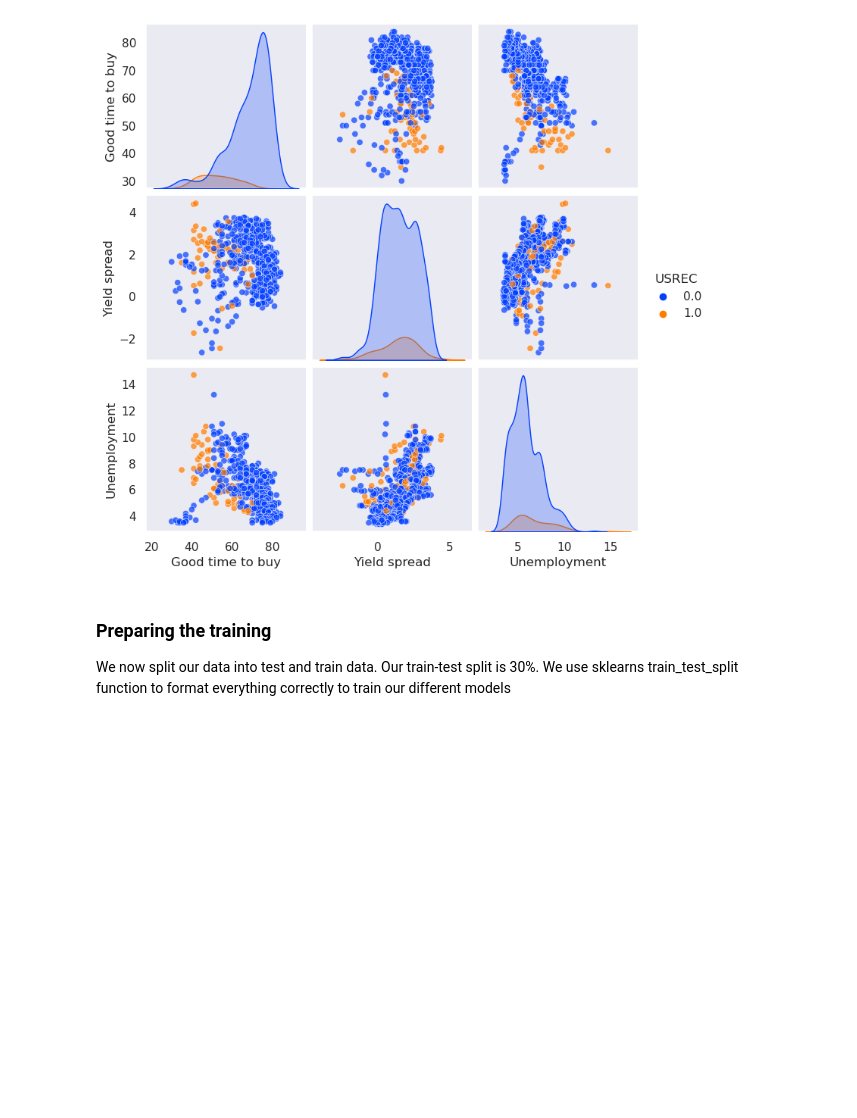
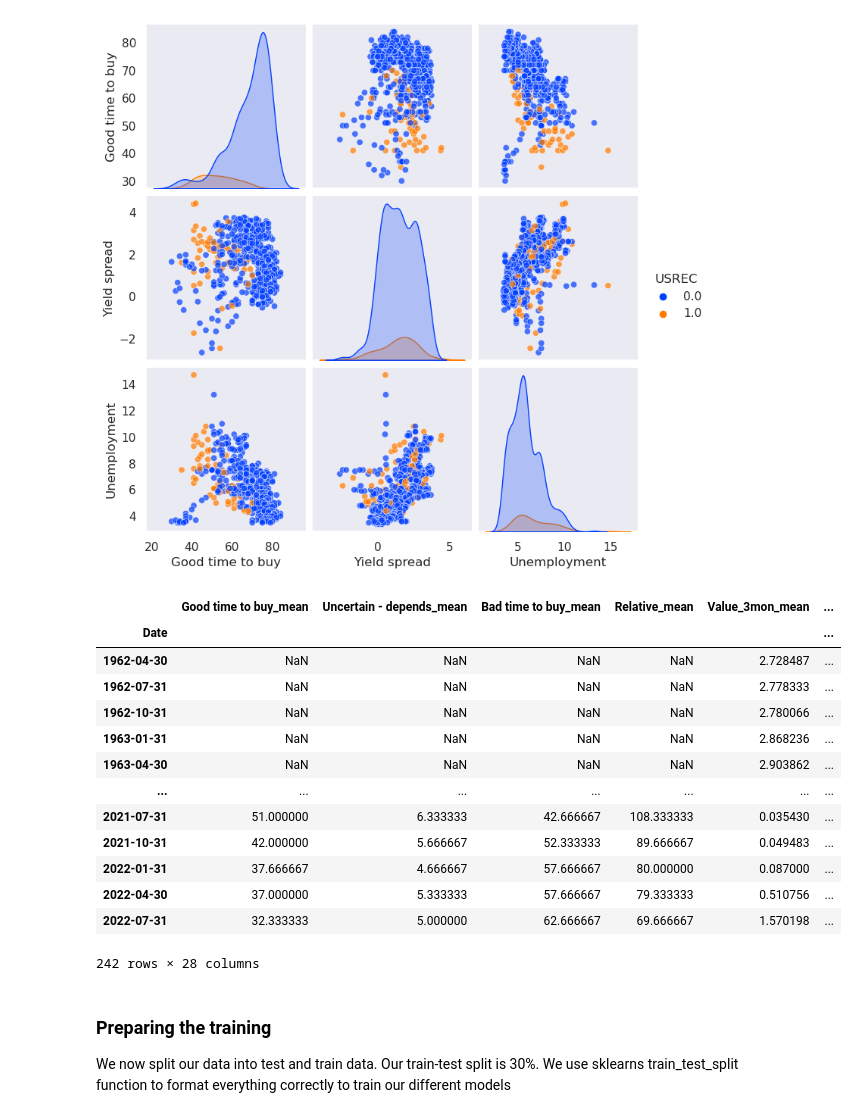
Before and after one commit to Janst1000/RecessionPredictor, a Jupyter notebook: model_tuning.ipynb, the cells around one changed output. Saved outputs shown, nothing was run; the diff lists cells and outputs as text; code cells hidden in the pictures; blank space fills up the shorter version.

```diff
--- a/model_tuning.ipynb
+++ b/model_tuning.ipynb
@@ -88,6 +88,23 @@ plt.savefig('figures/pairplots.jpg', transparent=True, dpi = 400, bbox_inches='t
 [figure]
 # %%
 data.to_csv('data/processed_data.csv')
+# %%
+data
+# %% [output]
+|  | Good time to buy_mean | Uncertain - depends_mean | Bad time to buy_mean | Relative_mean | Value_3mon_mean | ... |
+| Date |  |  |  |  |  | ... |
+| 1962-04-30 | NaN | NaN | NaN | NaN | 2.728487 | ... |
+| 1962-07-31 | NaN | NaN | NaN | NaN | 2.778333 | ... |
+| 1962-10-31 | NaN | NaN | NaN | NaN | 2.780066 | ... |
+| 1963-01-31 | NaN | NaN | NaN | NaN | 2.868236 | ... |
+| 1963-04-30 | NaN | NaN | NaN | NaN | 2.903862 | ... |
+| ... | ... | ... | ... | ... | ... | ... |
+| 2021-07-31 | 51.000000 | 6.333333 | 42.666667 | 108.333333 | 0.035430 | ... |
+| 2021-10-31 | 42.000000 | 5.666667 | 52.333333 | 89.666667 | 0.049483 | ... |
+| 2022-01-31 | 37.666667 | 4.666667 | 57.666667 | 80.000000 | 0.087000 | ... |
+| 2022-04-30 | 37.000000 | 5.333333 | 57.666667 | 79.333333 | 0.510756 | ... |
+| 2022-07-31 | 32.333333 | 5.000000 | 62.666667 | 69.666667 | 1.570198 | ... |
+242 rows × 28 columns
 # %% [markdown]
 ### Preparing the training
 We now split our data into test and train data. Our train-test split is 30%. We use sklearns train_test_split function to format everything correctly to train our different models
```
Also changed, not shown: parts of 19 cells of this notebook, 21 other files.
